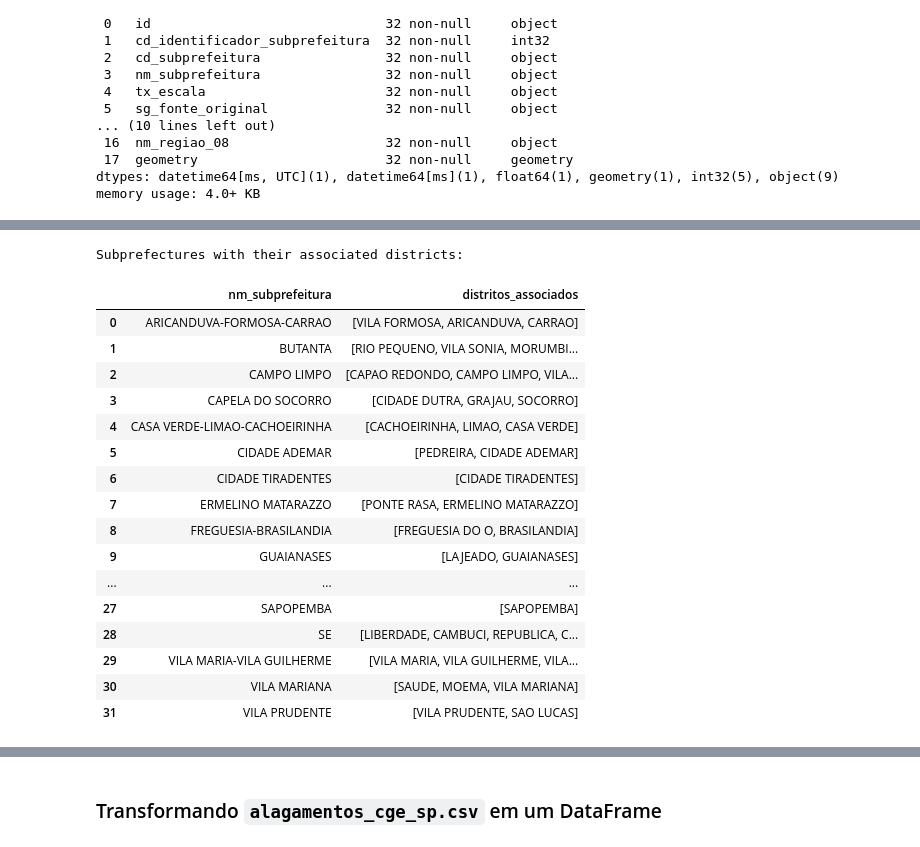
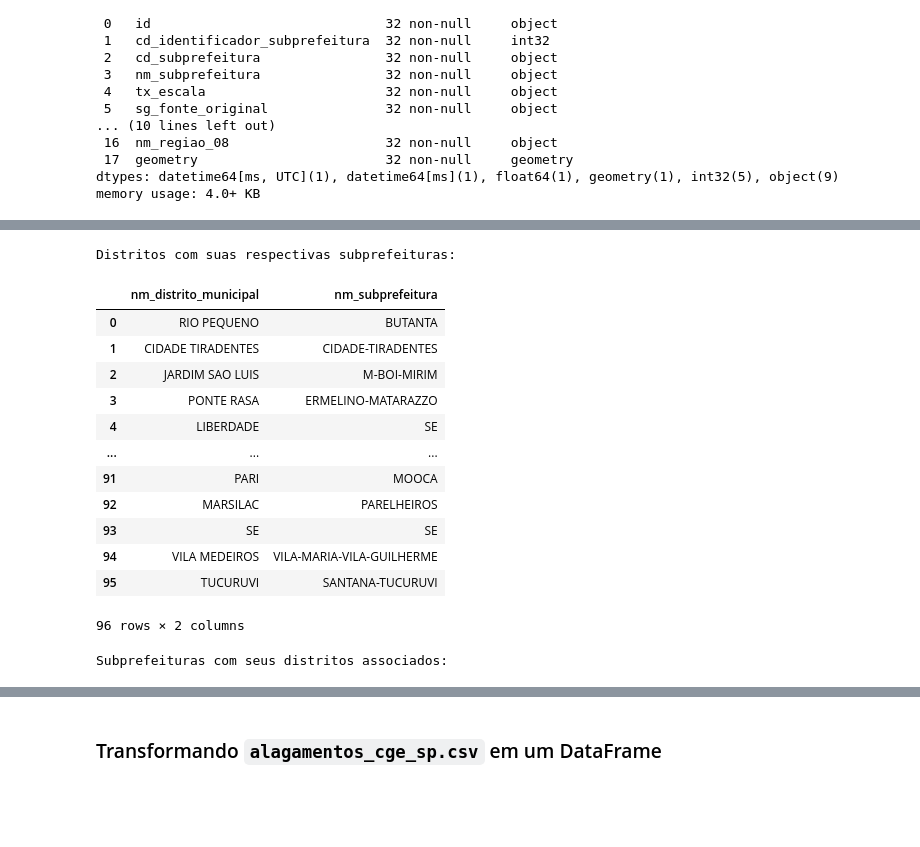
Before and after one commit to IrisPereiraC/etl, a Jupyter notebook: Conversao_GeoJSON_df_distrito_CGE.ipynb, the cells around one changed output, grey strips where cells are left out. Drawn from its saved outputs; the diff is of its cells as text; code cells hidden in the pictures; blank space fills up the shorter version.

```diff
--- a/Conversao_GeoJSON_df_distrito_CGE.ipynb
+++ b/Conversao_GeoJSON_df_distrito_CGE.ipynb
@@ -137,4 +173,27 @@ Data columns (total 19 columns):
  18  geometry_wkt                    96 non-null     object
 dtypes: datetime64[ms, UTC](1), datetime64[ms](1), float64(2), int32(5), object(10)
 memory usage: 12.5+ KB
+# %%
+from unidecode import unidecode
+import re
+
+def remove_accents_and_normalize(text, keep_spaces=False):
+    if isinstance(text, str):
+        text = unidecode(text).upper()
+        # Substitui separadores comuns como '/', '.', ',', etc., por espaços.
+        text = re.sub(r'[^\w\s-]', ' ', text) # Mantém alfanuméricos, espaços e hifens
+
+        # Normaliza espaços - substitui múltiplos espaços por um único espaço
+        text = re.sub(r'\s+', ' ', text).strip()
+
+        if not keep_spaces:
+            # Substitui todos os espaços por hifens, mas apenas se keep_spaces for False
+            text = re.sub(r'\s', '-', text)
+
+            # Normaliza hifens - substitui múltiplos hifens por um único hifen
+            # e remove hifens iniciais/finais.
+            text = re.sub(r'-+', '-', text).strip('-')
+
+        return text
+    return text
 # %%
@@ -284,25 +352,32 @@ memory usage: 1.3+ KB
 # %%
+df_distrito_subprefeitura = pd.merge(df_pandas_distrito,
+                                     df_pandas_subprefeitura[['cd_identificador_subprefeitura', 'nm_subprefeitura']],
+                                     on='cd_identificador_subprefeitura',
+                                     how='left')
+
+df_distrito_subprefeitura = df_distrito_subprefeitura[['nm_distrito_municipal', 'nm_subprefeitura']].drop_duplicates().reset_index(drop=True)
+
+print("Distritos com suas respectivas subprefeituras:")
+display(df_distrito_subprefeitura)
+
 df_subprefeitura_distritos = df_distrito_subprefeitura.groupby('nm_subprefeitura')['nm_distrito_municipal'].apply(list).reset_index()
 df_subprefeitura_distritos.rename(columns={'nm_distrito_municipal': 'distritos_associados'}, inplace=True)
 
-print("Subprefectures with their associated districts:")
+print("Subprefeituras com seus distritos associados:")
 display(df_subprefeitura_distritos)
 # %% [output]
-Subprefectures with their associated districts:
+Distritos com suas respectivas subprefeituras:
-|  | nm_subprefeitura | distritos_associados |
-| 0 | ARICANDUVA-FORMOSA-CARRAO | [VILA FORMOSA, ARICANDUVA, CARRAO] |
-| 1 | BUTANTA | [RIO PEQUENO, VILA SONIA, MORUMBI... |
-| 2 | CAMPO LIMPO | [CAPAO REDONDO, CAMPO LIMPO, VILA... |
-| 3 | CAPELA DO SOCORRO | [CIDADE DUTRA, GRAJAU, SOCORRO] |
-| 4 | CASA VERDE-LIMAO-CACHOEIRINHA | [CACHOEIRINHA, LIMAO, CASA VERDE] |
-| 5 | CIDADE ADEMAR | [PEDREIRA, CIDADE ADEMAR] |
-| 6 | CIDADE TIRADENTES | [CIDADE TIRADENTES] |
-| 7 | ERMELINO MATARAZZO | [PONTE RASA, ERMELINO MATARAZZO] |
-| 8 | FREGUESIA-BRASILANDIA | [FREGUESIA DO O, BRASILANDIA] |
-| 9 | GUAIANASES | [LAJEADO, GUAIANASES] |
+|  | nm_distrito_municipal | nm_subprefeitura |
+| 0 | RIO PEQUENO | BUTANTA |
+| 1 | CIDADE TIRADENTES | CIDADE-TIRADENTES |
+| 2 | JARDIM SAO LUIS | M-BOI-MIRIM |
+| 3 | PONTE RASA | ERMELINO-MATARAZZO |
+| 4 | LIBERDADE | SE |
 | ... | ... | ... |
-| 27 | SAPOPEMBA | [SAPOPEMBA] |
-| 28 | SE | [LIBERDADE, CAMBUCI, REPUBLICA, C... |
-| 29 | VILA MARIA-VILA GUILHERME | [VILA MARIA, VILA GUILHERME, VILA... |
-| 30 | VILA MARIANA | [SAUDE, MOEMA, VILA MARIANA] |
-| 31 | VILA PRUDENTE | [VILA PRUDENTE, SAO LUCAS] |
+| 91 | PARI | MOOCA |
+| 92 | MARSILAC | PARELHEIROS |
+| 93 | SE | SE |
+| 94 | VILA MEDEIROS | VILA-MARIA-VILA-GUILHERME |
+| 95 | TUCURUVI | SANTANA-TUCURUVI |
+96 rows × 2 columns
+Subprefeituras com seus distritos associados:
```
Also changed, not shown: parts of 43 cells of this notebook.
